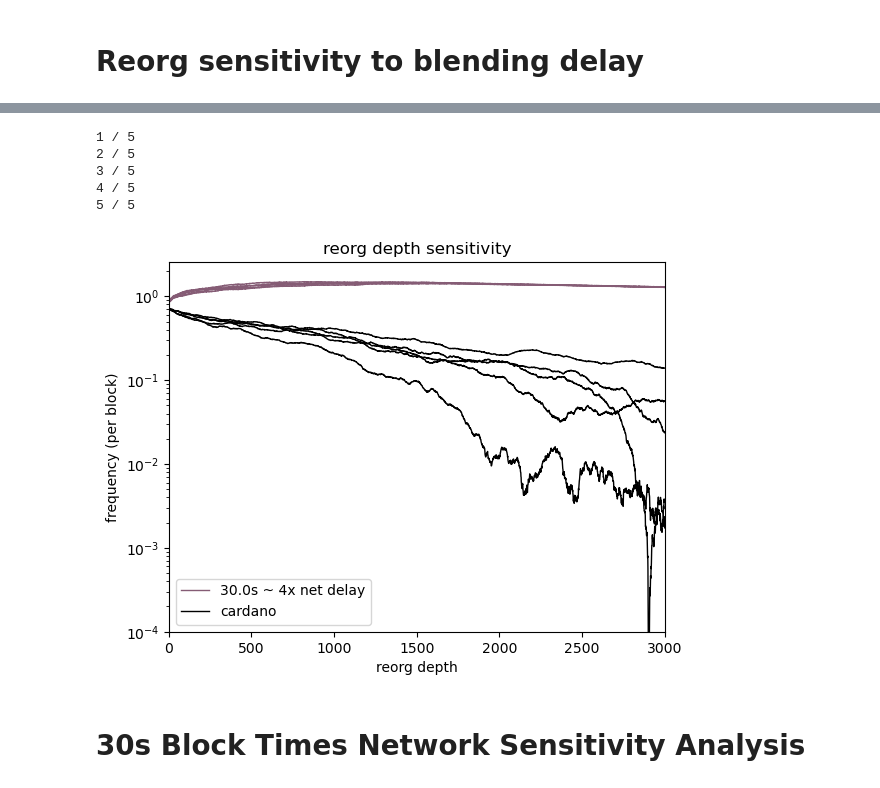
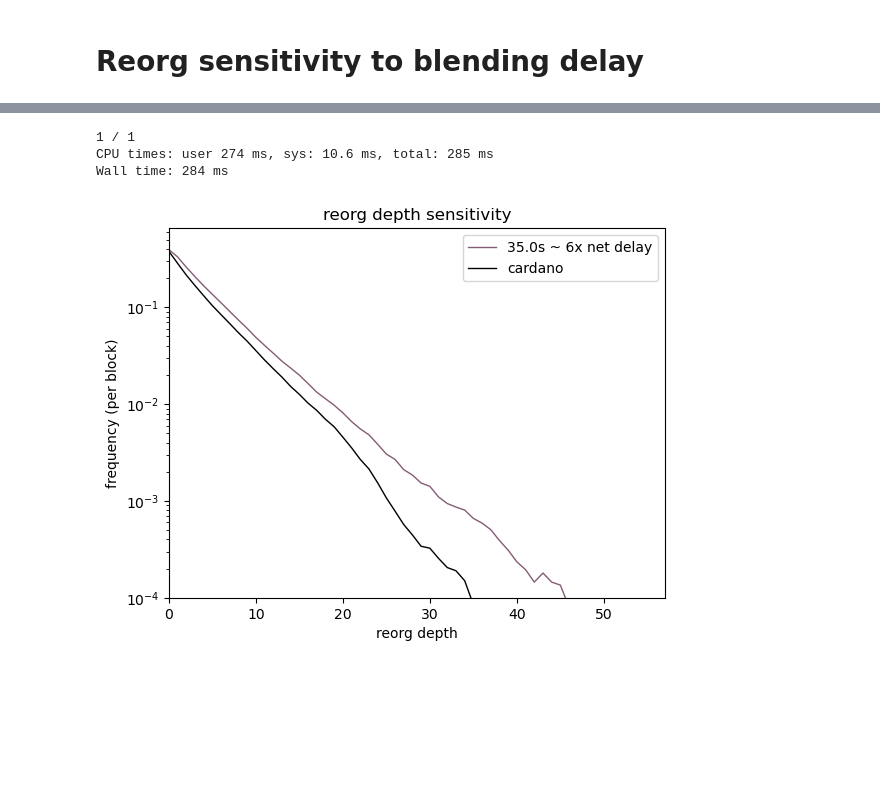
Before and after one commit to logos-co/nomos-pocs, a Jupyter notebook: cryptarchia/longest-chain-cryptarchia.ipynb, the cells around one changed output, grey strips where cells are left out. Saved outputs shown, nothing was run; the diff lists cells and outputs as text; code cells hidden in the pictures; blank space fills up the shorter version.

```diff
--- a/cryptarchia/longest-chain-cryptarchia.ipynb
+++ b/cryptarchia/longest-chain-cryptarchia.ipynb
@@ -55,7 +55,7 @@ class NetworkParams:
 blend_net = NetworkParams(
     broadcast_delay_mean=0.5,
     pol_proof_time=1,
-    blending_delay=3,
+    blending_delay=2,
     desimenation_delay_mean=0.5,
     blend_hops=3,
 )
@@ -526,18 +461,28 @@ def reorg_depth_analysis(sim, adv, MAX, **kwargs):
 %%time
 
 np.random.seed(0)
-stake = np.random.pareto(10, 1000)
+stake = np.random.pareto(10, 100)
+SLOTS = 2000
+
 
 sims = [Sim(
     params=Params(
-        SLOTS=100000,
+        SLOTS=SLOTS,
         f=1/30,
         adversary_control = 0.3,
         honest_stake = stake
     ),
     network=replace(blend_net, blending_delay=i),
-) for i in [1,3,5,10]]
-
+) for i in [1,2,3,5]]
+sims += [Sim(
+    params=Params(
+        SLOTS=int(SLOTS * 3/2),
+        f=1/20,
+        adversary_control = 0.3,
+        honest_stake = stake
+    ),
+    network=replace(blend_net, blend_hops=0),
+)]
 
 for i, sim in enumerate(sims):
     print(f"simulating {i+1}/{len(sims)}")
@@ -566,8 +511,10 @@ Wall time: 9.03 s
 # %%
 MAX=min(40, max(max(adv) for adv in advs))
 
-for s in range(len(sims)):
+for s in range(len(sims) - 1):
     reorg_depth_analysis(sims[s], advs[s], MAX, label=f"blending_delay={sims[s].network.blending_delay}s")
+
+reorg_depth_analysis(sims[-1], advs[-1], MAX, label=f"cardano")
 
 _ = plt.title(f"reorg depth sensitivity to blend network delay @ {1/sims[s].params.f:.0f}s block time")
 _ = plt.xlabel("reorg depth")
@@ -582,14 +529,14 @@ _ = plt.ylim(10**-4,None)
 # %%
 %%time
-PATHS = 5
-target_block_num = 30000
+PATHS = 1
+target_block_num = 2000
 np.random.seed(0)
-stake = np.random.pareto(10, 1000)
+stake = np.random.pareto(10, 100)
 network = blend_net
 sim_params = Params(
     SLOTS=0,
     f=0.05,
-    adversary_control = 0.49,
+    adversary_control = 0.3,
     honest_stake = stake
 )
 np.random.seed(1)
@@ -600,7 +547,7 @@ sims = [Sim(
         f=1/block_time
     ),
     network=network
-) for block_time in np.array([30]).repeat(PATHS)]
+) for block_time in np.array([35]).repeat(PATHS)]
 
 
 for i, sim in enumerate(sims):
@@ -647,5 +620,6 @@ Wall time: 6min 51s
 # %%
-k = 3000
+%%time
+k = 2160
 MAX=min(k, max(max(adv) for adv in advs))
 network_samples = network.empirical_network_delay()
 network_delay_mean = network_samples.mean()
@@ -653,38 +627,34 @@ f_index = list({s.params.f for s in sims})
 hops_index = list({s.network.blend_hops for s in sims})
 delay_index = list({s.network.blending_delay for s in sims})
 colors = ['#855C75FF', '#D9AF6BFF', '#AF6458FF', '#736F4CFF', '#526A83FF', '#625377FF', '#68855CFF', '#9C9C5EFF', '#A06177FF', '#8C785DFF', '#467378FF', '#7C7C7CFF']
 
 for s in range(len(sims)):
     print(f'{s+1} / {len(sims)}')
     block_time = 1 / sims[s].params.f
     c = colors[f_index.index(sims[s].params.f)]
     # c = colors[hops_index.index(sims[s].network.blend_hops)]
     # c = colors[delay_index.index(sims[s].network.blending_delay)]
     reorg_depth_analysis(sims[s], advs[s], MAX, color=c, lw="1", label=f"{block_time:.1f}s ~ {block_time / network_delay_mean:.0f}x net delay")
     # reorg_depth_analysis(sims[s], advs[s], MAX, color=c, lw="1", label=f"hops={sims[s].network.blend_hops}")
     # reorg_depth_analysis(sims[s], advs[s], MAX, color=c, lw="1", label=f"blending delay={sims[s].network.blending_delay}")
 
 
 for s in range(len(cardano_sims)):
     reorg_depth_analysis(cardano_sims[s], cardano_advs[s], MAX, lw="1", color="k", label=f"cardano")
 
 _ = plt.title(f"reorg depth sensitivity")
 _ = plt.xlabel("reorg depth")
 _ = plt.ylabel("frequency (per block)")
 _ = plt.yscale("log")
 _ = plt.xlim(0, MAX)
 _ = plt.ylim(10**-4,None)
 
 # avoid duplicate legend entries with the same label
 handles, labels = plt.gca().get_legend_handles_labels()
 by_label = dict(zip(labels, handles))
 _ = plt.legend(by_label.values(), by_label.keys())
 # %% [output]
-1 / 5
-2 / 5
-3 / 5
-4 / 5
-5 / 5
+1 / 1
+CPU times: user 274 ms, sys: 10.6 ms, total: 285 ms
+Wall time: 284 ms
-[figure, old version]
+[figure, new version]
-# %% [markdown]
-# 30s Block Times Network Sensitivity Analysis
```
Also changed, not shown: parts of 15 cells of this notebook.
